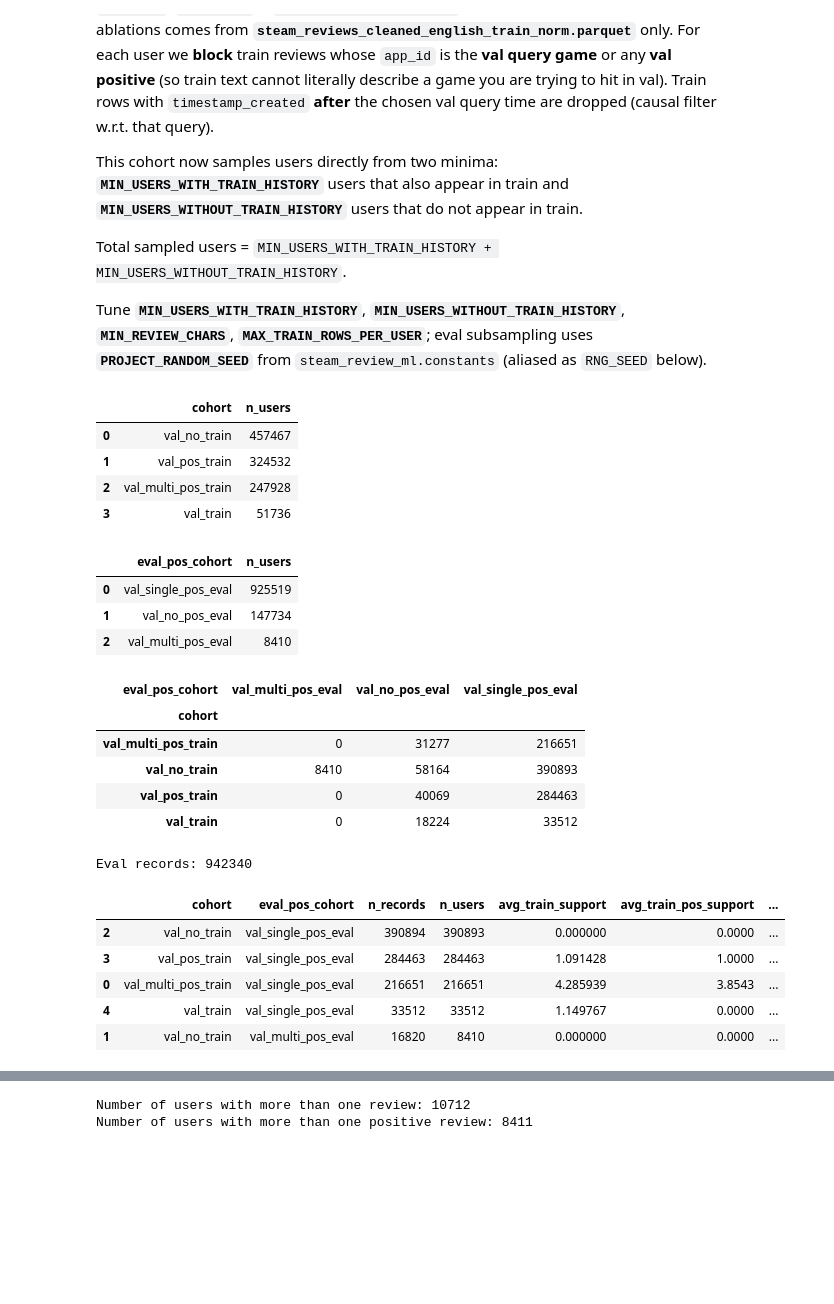
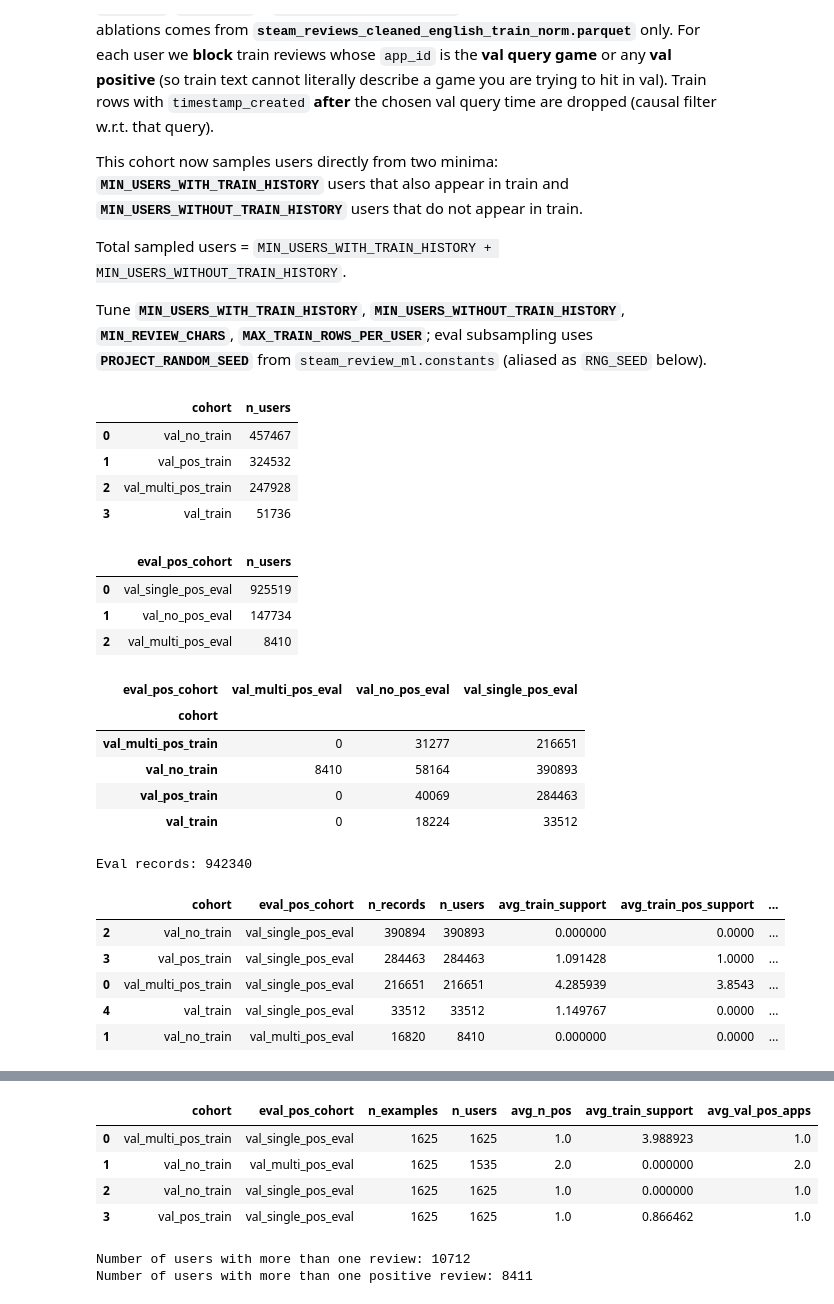
Before and after one commit to rreuther8/steam-review-ml, a Jupyter notebook: notebooks/models/query_embeddings/recs_004_eval_proxy_same_user.ipynb, the cells around one changed output, grey strips where cells are left out. Drawn from its saved outputs; the diff is of its cells as text; code cells hidden in the pictures; blank space fills up the shorter version.

Commit message:
updates to the supports

```diff
--- a/notebooks/models/query_embeddings/recs_004_eval_proxy_same_user.ipynb
+++ b/notebooks/models/query_embeddings/recs_004_eval_proxy_same_user.ipynb
@@ -467,9 +467,15 @@ display(df_eval_records.head(10))
 
 # ---------- build Section 3 examples from record-level eval rows ----------
 ACTIVE_COHORT = "all"  # one of: all, val_multi_pos_train, val_pos_train, val_train, val_no_train
-MAX_EXAMPLES = 6500
+MAX_EXAMPLES = 12_500
 SUPPORT_APP_FILTER_MODE = "query_only"  # one of: query_only, strict
 LABEL_MODE = "task_c_anchor_plus_other_val_apps"  # one of: task_a_other_val_apps, task_b_single_holdout, task_c_anchor_plus_other_val_apps
+COHORT_SIZING = {
+    ("val_single_pos_eval", "val_no_train"): 0.25,
+    ("val_single_pos_eval", "val_pos_train"): 0.25,
+    ("val_single_pos_eval", "val_multi_pos_train"): 0.25,
+    ("val_multi_pos_eval", "any_train_cohort"): 0.25,
+}
 
 if ACTIVE_COHORT == "all":
     _eval_base = df_eval_records.copy()
@@ -479,8 +485,87 @@ else:
 if _eval_base.empty:
     raise RuntimeError(f"No eval records found for ACTIVE_COHORT={ACTIVE_COHORT!r}")
 
-# Deterministic cap for notebook runtime.
-_eval_base = _eval_base.sort_values([USER_COL, "ts", "review_id"]).head(MAX_EXAMPLES).reset_index(drop=True)
+# Deterministic capped sampling for notebook runtime.
+_eval_base = _eval_base.sort_values([USER_COL, "ts", "review_id"]).reset_index(drop=True)
+_target_n = min(MAX_EXAMPLES, len(_eval_base))
+
+if COHORT_SIZING:
+    weights = {k: float(v) for k, v in COHORT_SIZING.items() if float(v) > 0}
+    w_sum = sum(weights.values())
+    if w_sum <= 0:
+        raise ValueError("COHORT_SIZING weights must sum to > 0")
+    weights = {k: v / w_sum for k, v in weights.items()}
+
+    rng_seed_local = int(globals().get("RNG_SEED", 0))
+    rng_local = np.random.default_rng(rng_seed_local)
+
+    chosen_chunks = []
+    sizing_rows = []
+    remaining = _eval_base.copy()
+
+    items = list(weights.items())
+    for i, ((eval_bucket, train_bucket), pct) in enumerate(items):
+        if i < len(items) - 1:
+            n_target = int(round(_target_n * pct))
+        else:
+            n_target = max(0, _target_n - sum(r["n_target"] for r in sizing_rows))
+
+        mask = remaining["eval_pos_cohort"] == eval_bucket
+        if train_bucket != "any_train_cohort":
+            mask &= remaining["cohort"] == train_bucket
+
+        eligible = remaining.loc[mask]
+        n_take = min(n_target, len(eligible))
+
+        if n_take > 0:
+            take_idx = rng_local.choice(eligible.index.to_numpy(), size=n_take, replace=False)
+            take_df = remaining.loc[take_idx]
+            chosen_chunks.append(take_df)
+            remaining = remaining.drop(index=take_idx)
+
+        sizing_rows.append(
+            {
+                "eval_pos_cohort": eval_bucket,
+                "cohort": train_bucket,
+                "requested_pct": pct,
+                "n_target": int(n_target),
+                "n_available": int(len(eligible)),
+                "n_taken": int(n_take),
+            }
+        )
+
+    n_taken_total = sum(int(r["n_taken"]) for r in sizing_rows)
+    n_fill = max(0, _target_n - n_taken_total)
+    if n_fill > 0 and len(remaining) > 0:
+        fill_take = min(n_fill, len(remaining))
+        fill_idx = rng_local.choice(remaining.index.to_numpy(), size=fill_take, replace=False)
+        chosen_chunks.append(remaining.loc[fill_idx])
+        sizing_rows.append(
+            {
+                "eval_pos_cohort": "_fallback_any",
+                "cohort": "_fallback_any",
+                "requested_pct": 0.0,
+                "n_target": int(n_fill),
+                "n_available": int(len(remaining)),
+                "n_taken": int(fill_take),
+            }
+        )
+
+    if chosen_chunks:
+        _eval_base = (
+            pd.concat(chosen_chunks, ignore_index=True)
+            .sort_values([USER_COL, "ts", "review_id"])
+            .reset_index(drop=True)
+        )
+    else:
+        _eval_base = _eval_base.head(0).copy()
+
+    df_sizing = pd.DataFrame(sizing_rows)
+    df_sizing["achieved_pct"] = df_sizing["n_taken"] / max(1, len(_eval_base))
+    print(f"Cohort sizing applied: requested_total={_target_n} | sampled_total={len(_eval_base)}")
+    display(df_sizing)
+else:
+    _eval_base = _eval_base.head(_target_n).reset_index(drop=True)
 
 # User -> val liked app ids (positives source)
 val_pos_user_apps = (
@@ -628,3 +713,8 @@ Section 3 examples ready: total=6500 | evaluable=6500 (100.0%) | n_pos==0=0 | su
+|  | cohort | eval_pos_cohort | n_examples | n_users | avg_n_pos | avg_train_support | avg_val_pos_apps |
+| 0 | val_multi_pos_train | val_single_pos_eval | 1625 | 1625 | 1.0 | 3.988923 | 1.0 |
+| 1 | val_no_train | val_multi_pos_eval | 1625 | 1535 | 2.0 | 0.000000 | 2.0 |
+| 2 | val_no_train | val_single_pos_eval | 1625 | 1625 | 1.0 | 0.000000 | 1.0 |
+| 3 | val_pos_train | val_single_pos_eval | 1625 | 1625 | 1.0 | 0.866462 | 1.0 |
 # %%
 num_users_gt1_review = df_val_all.groupby('author.steamid').size().gt(1).sum()
 print(f"Number of users with more than one review: {num_users_gt1_review}")
```
Also changed, not shown: parts of 7 cells of this notebook.
